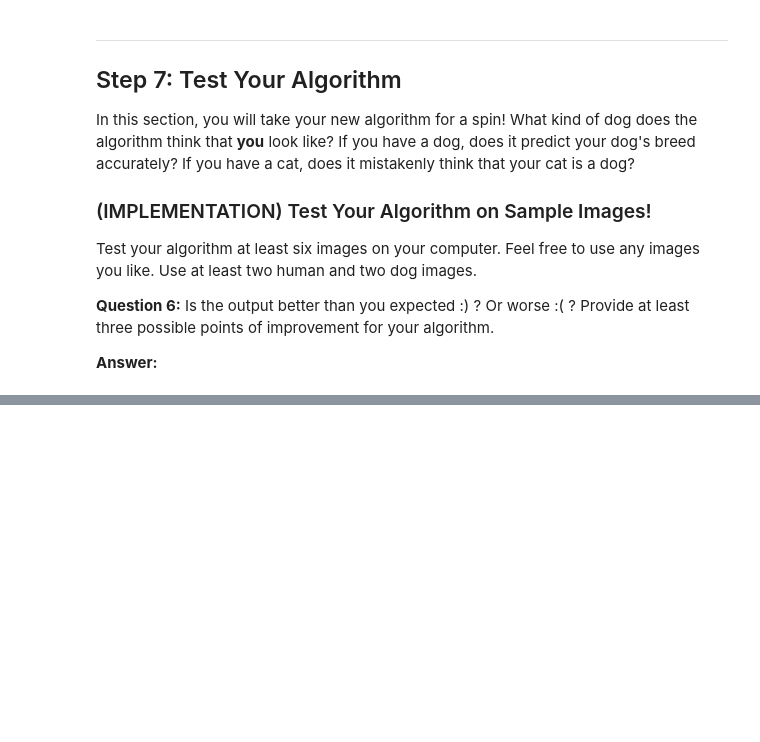
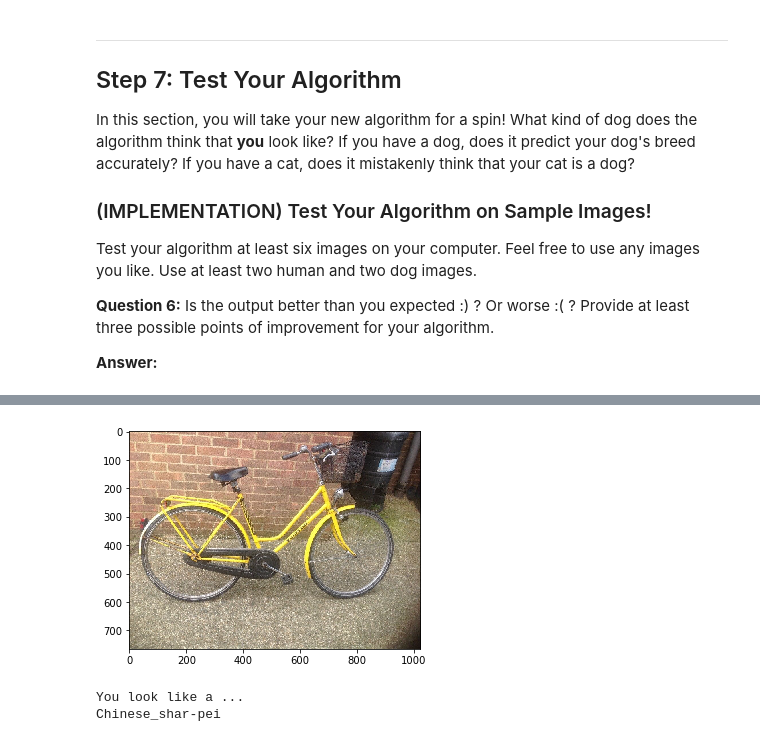
Before and after one commit to marcionicolau/personal_dl, a Jupyter notebook: dog-project/dog_app.ipynb, the cells around one changed output, grey strips where cells are left out. Cells and saved outputs as stored; diff of their text form; code cells hidden in the pictures; blank space fills up the shorter version.

```diff
--- a/dog-project/dog_app.ipynb
+++ b/dog-project/dog_app.ipynb
@@ -787,0 +888,6 @@ Flat-coated_retriever
+# %%
+image_content_detector('images/bike_basket.jpg')
+# %% [output]
+[figure, added]
+You look like a ...
+Chinese_shar-pei
```
Also changed, not shown: parts of 34 cells of this notebook, 7 other files.
